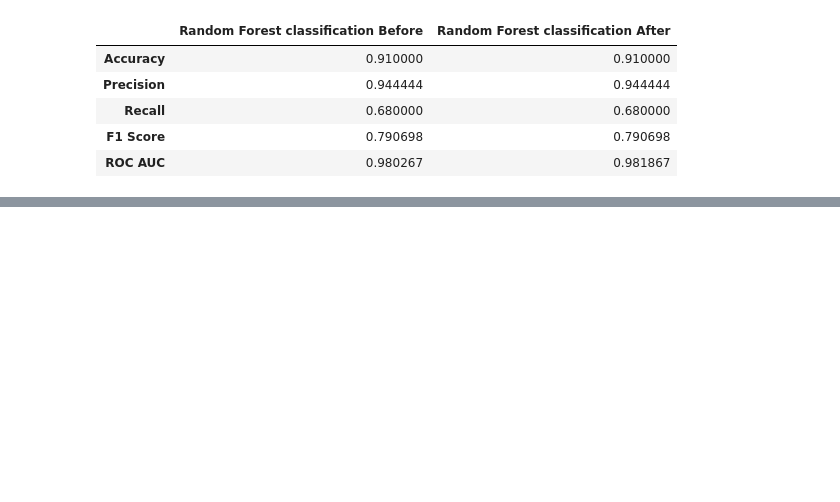
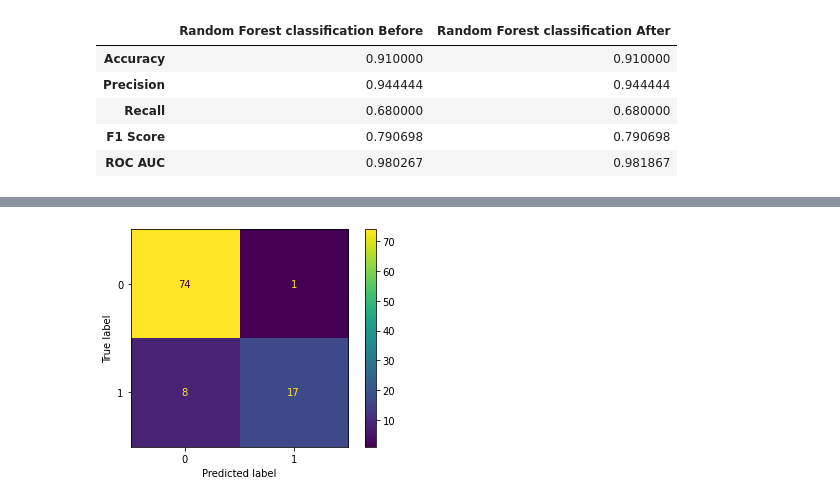
Before and after one commit to Megalodonte/BGHWSW, a Jupyter notebook: Aircraft-pred-main/predictive-maintenance-master/adesso.ipynb, the cells around one changed output, grey strips where cells are left out. Saved outputs shown, nothing was run; the diff lists cells and outputs as text; code cells hidden in the pictures; blank space fills up the shorter version.

```diff
--- a/Aircraft-pred-main/predictive-maintenance-master/adesso.ipynb
+++ b/Aircraft-pred-main/predictive-maintenance-master/adesso.ipynb
@@ -955,0 +980,5 @@ final_dtrg
+# %%
+# confusion matrix before
+plot_confusion_matrix(y_test, y_test_predict_extr)
+# %% [output]
+[figure, added]
```
Also changed, not shown: parts of 37 cells of this notebook.
